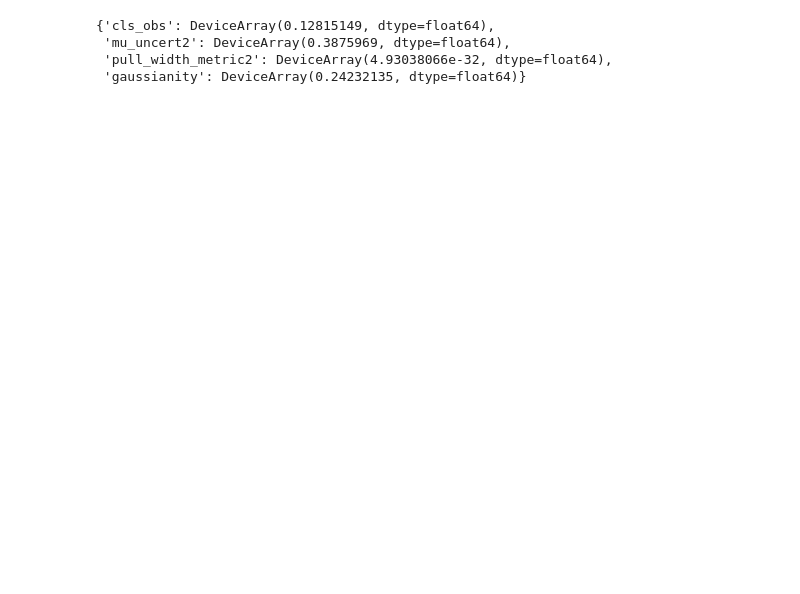
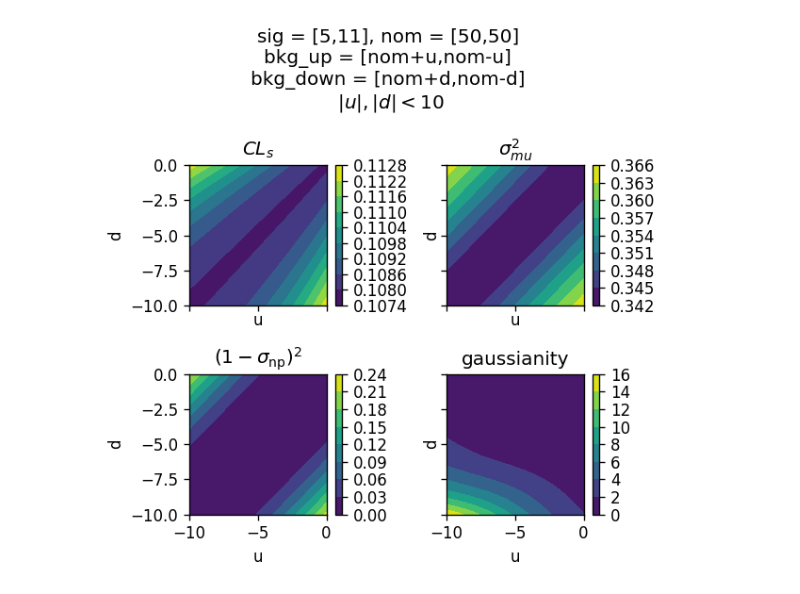
Before and after one commit to phinate/neos-toy, a Jupyter notebook: example.ipynb, the cells around one changed output. Drawn from its saved outputs; the diff is of its cells as text; code cells hidden in the pictures; blank space fills up the shorter version.

Commit message:
lhood plots

```diff
--- a/example.ipynb
+++ b/example.ipynb
@@ -125,7 +145,37 @@ def pipeline(pars: jnp.array, observed_data: jnp.array) -> jnp.array:
-# %%
-pipeline(pars=jnp.array([1.0, -2.0, -1.0, 2]), observed_data=jnp.array([50, 50, 50]))
-# %% [output]
-{'cls_obs': DeviceArray(0.12815149, dtype=float64),
- 'mu_uncert2': DeviceArray(0.3875969, dtype=float64),
- 'pull_width_metric2': DeviceArray(4.93038066e-32, dtype=float64),
- 'gaussianity': DeviceArray(0.24232135, dtype=float64)}
+# %%
+import numpy as np
+
+dense = 25
+num_up, num_down = (dense, dense)
+
+up_grid = np.linspace(-10, 0, num_up)
+down_grid = np.linspace(-10, 0, num_down)
+
+uv, dv = np.meshgrid(up_grid, down_grid)
+# %%
+values = np.array([pipe(jnp.array(a)) for a in np.vstack([uv.ravel(), dv.ravel()]).T])
+# %%
+import matplotlib.pyplot as plt
+
+plt.rc("figure", figsize=[5, 5], dpi=120, facecolor="w")
+
+fig, axs = plt.subplots(2, 2, sharex=True, sharey=True)
+
+for i, (label, ax) in enumerate(
+    zip(
+        ["$CL_s$", r"$\sigma_{mu}^2$", r"$(1-\sigma_{\mathsf{np}})^2$", "gaussianity"],
+        axs.ravel(),
+    )
+):
+    p = ax.contourf(uv, dv, values[:, i].reshape((dense, dense)))
+    plt.colorbar(p, ax=ax)
+    ax.set_xlabel("u")
+    ax.set_ylabel("d")
+    ax.set_title(label)
+
+plt.suptitle(
+    "sig = [5,11], nom = [50,50]\nbkg_up = [nom+u,nom-u]\nbkg_down = [nom+d,nom-d]\n $|u|, |d|<10$"
+)
+plt.tight_layout()
+# %% [output]
+[figure, added]
```
Also changed, not shown: parts of 7 cells of this notebook, 1 other file.
